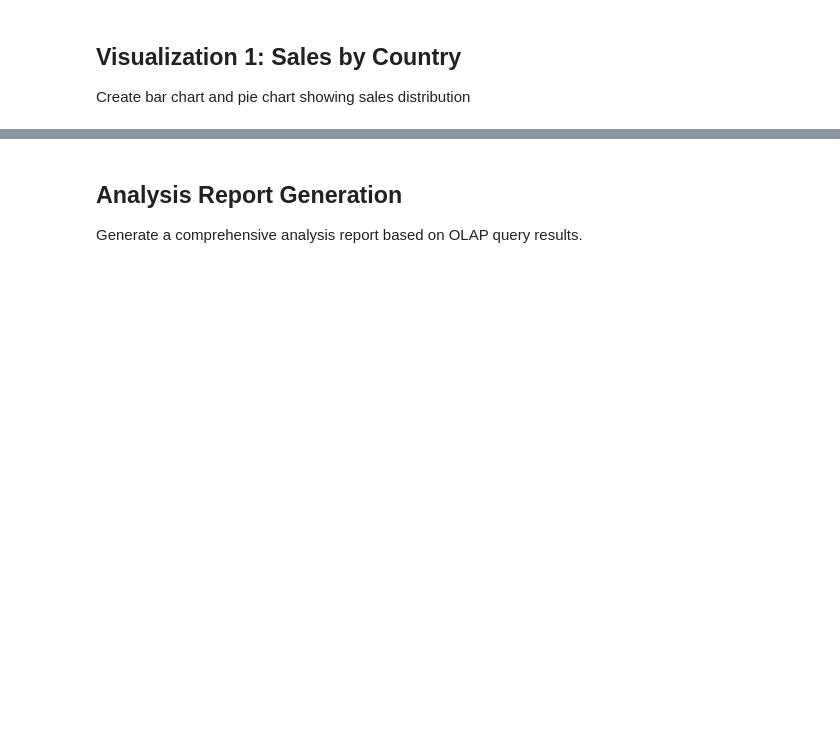
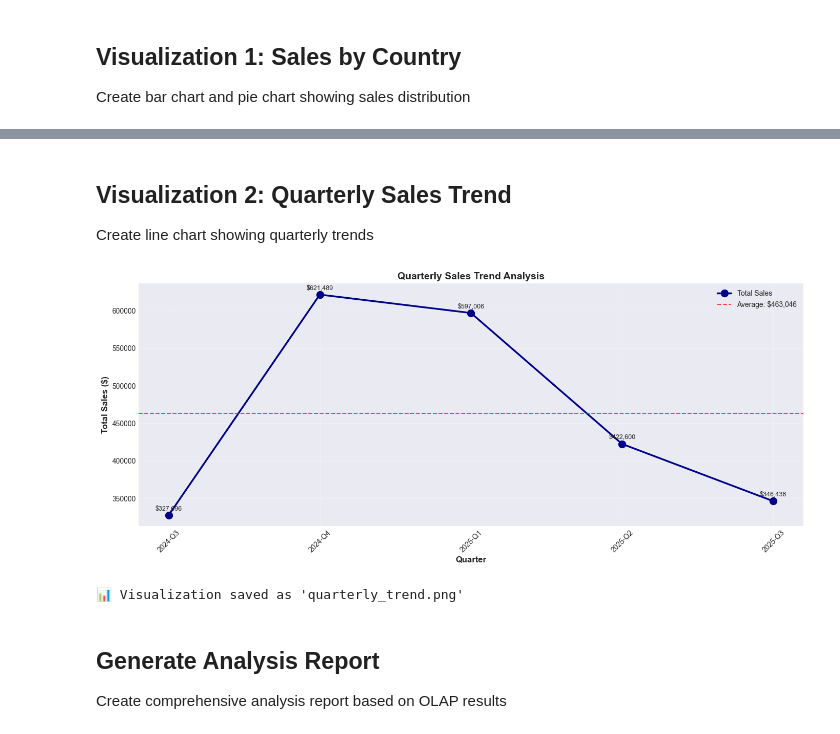
Before and after one commit to youneedgreg/data-mining-and-warehouse, a Jupyter notebook: Section1_DataWarehousing/Task3_OLAP/olap_queries.ipynb, the cells around one changed output, grey strips where cells are left out. Saved outputs shown, nothing was run; the diff lists cells and outputs as text; code cells hidden in the pictures; blank space fills up the shorter version.

```diff
--- a/Section1_DataWarehousing/Task3_OLAP/olap_queries.ipynb
+++ b/Section1_DataWarehousing/Task3_OLAP/olap_queries.ipynb
@@ -39,0 +24,12 @@ These functions run the OLAP queries.
+# %%
+# Connect to database
+db_path = 'retail_dw.db'
+conn = sqlite3.connect(db_path)
+
+# Verify connection
+tables = pd.read_sql_query("SELECT name FROM sqlite_master WHERE type='table' ORDER BY name;", conn)
+print("Connected to retail_dw.db\n")
+print("Available tables:")
+for table in tables['name']:
+    count = pd.read_sql_query(f"SELECT COUNT(*) as count FROM {table}", conn)['count'][0]
+    print(f"  - {table}: {count:,} rows")
@@ -242,4 +227,54 @@ NameError: name 'conn' is not defined
+# %% [markdown]
+## Visualization 2: Quarterly Sales Trend
+Create line chart showing quarterly trends
+# %%
+# Quarterly sales trend
+quarterly_query = """
+SELECT
+    t.year, t.quarter,
+    SUM(s.total_amount) as total_sales,
+    COUNT(DISTINCT s.customer_id) as unique_customers,
+    AVG(s.total_amount) as avg_transaction
+FROM SalesFact s
+JOIN TimeDim t ON s.time_id = t.time_id
+GROUP BY t.year, t.quarter
+ORDER BY t.year, t.quarter
+"""
+
+quarterly_sales = pd.read_sql_query(quarterly_query, conn)
+quarterly_sales['period'] = quarterly_sales['year'].astype(str) + '-Q' + quarterly_sales['quarter'].astype(str)
+
+# Create visualization
+fig, ax = plt.subplots(figsize=(14, 6))
+
+# Line plot
+ax.plot(quarterly_sales['period'], quarterly_sales['total_sales'],
+        marker='o', linewidth=2.5, markersize=10, color='darkblue', label='Total Sales')
+
+# Add average line
+avg_sales = quarterly_sales['total_sales'].mean()
+ax.axhline(y=avg_sales, color='red', linestyle='--', alpha=0.7,
+           label=f'Average: ${avg_sales:,.0f}')
+
+ax.set_xlabel('Quarter', fontsize=12, fontweight='bold')
+ax.set_ylabel('Total Sales ($)', fontsize=12, fontweight='bold')
+ax.set_title('Quarterly Sales Trend Analysis', fontsize=14, fontweight='bold')
+ax.grid(True, alpha=0.3)
+ax.legend(loc='best')
+
+# Add value labels
+for i, value in enumerate(quarterly_sales['total_sales']):
+    ax.text(i, value + max(quarterly_sales['total_sales'])*0.01,
+           f'${value:,.0f}', ha='center', fontsize=9)
+
+plt.xticks(rotation=45)
+plt.tight_layout()
+plt.savefig('quarterly_trend.png', dpi=300, bbox_inches='tight')
+plt.show()
+print("\n📊 Visualization saved as 'quarterly_trend.png'")
+# %% [output]
+[figure, added]
+📊 Visualization saved as 'quarterly_trend.png'
 # %% [markdown]
-## Analysis Report Generation
-
-Generate a comprehensive analysis report based on OLAP query results.
+## Generate Analysis Report
+Create comprehensive analysis report based on OLAP results
```
Also changed, not shown: parts of 34 cells of this notebook, 5 other files.
